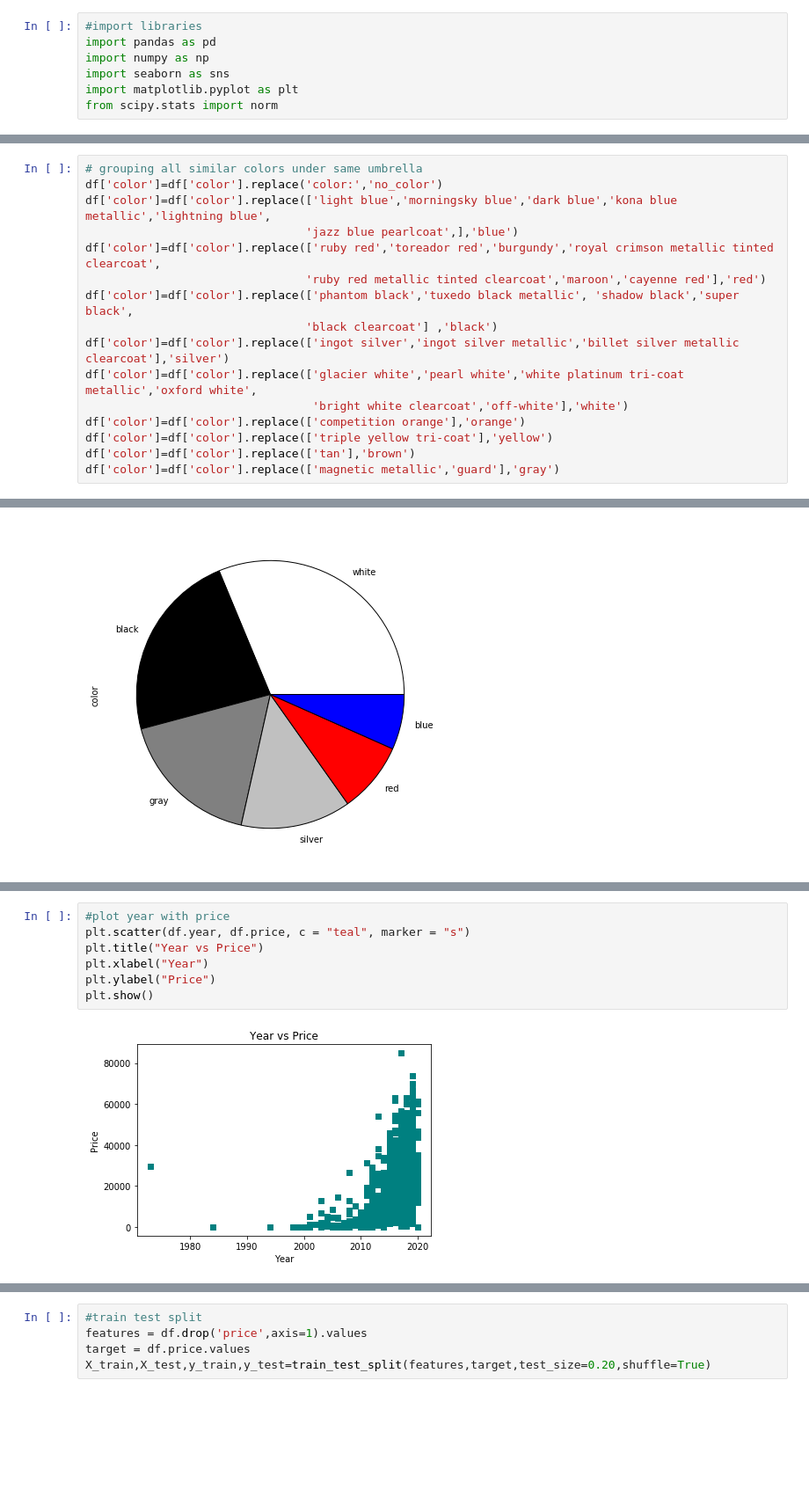
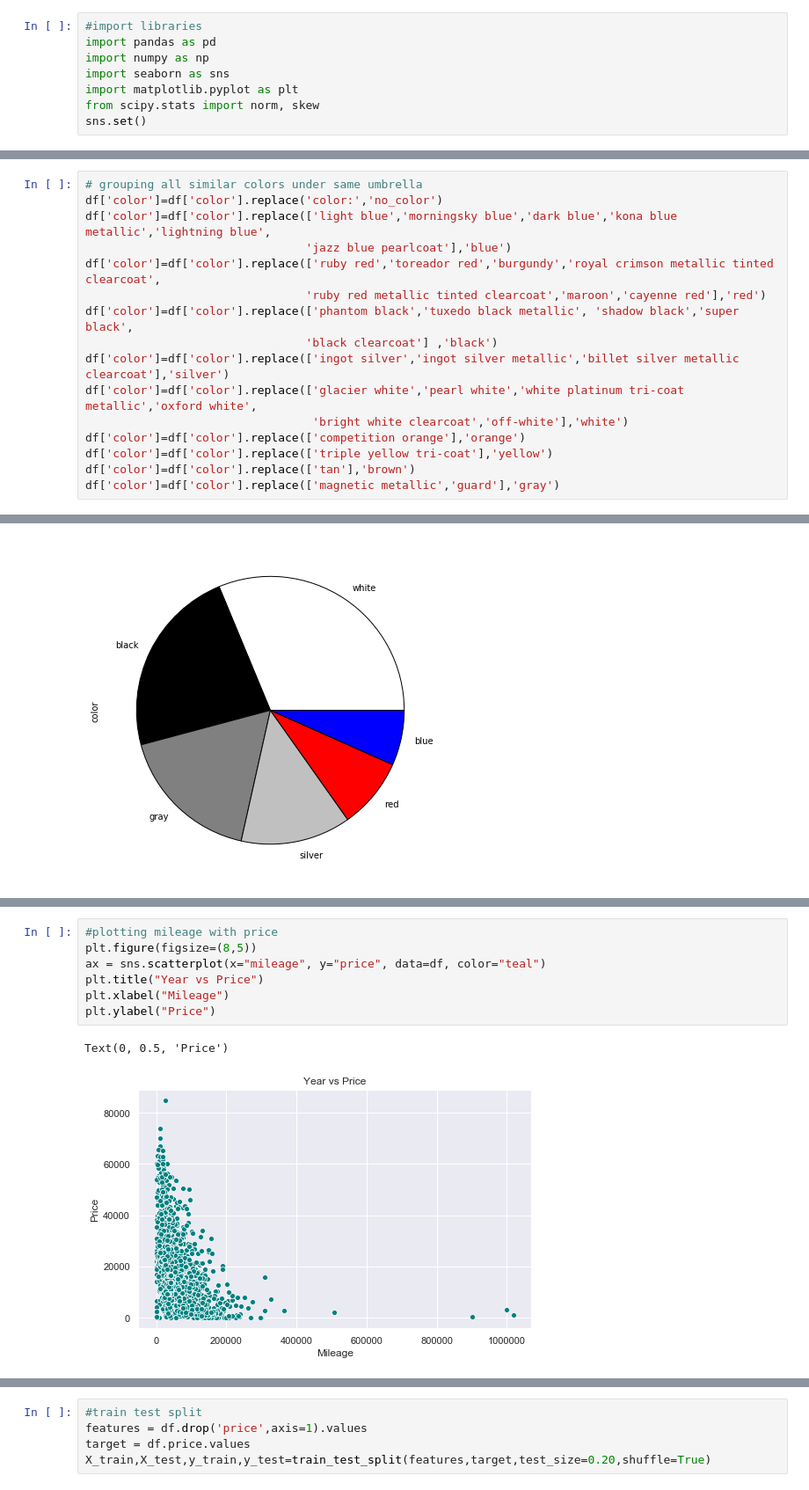
Before and after one commit to akim3245/Car_Price_Prediction, a Jupyter notebook: Cars_Dev.ipynb, the cells around one changed output, grey strips where cells are left out. Shown at 88% size. Cells and saved outputs as stored; diff of their text form; blank space fills up the shorter version.

```diff
--- a/Cars_Dev.ipynb
+++ b/Cars_Dev.ipynb
@@ -4,7 +4,8 @@ import pandas as pd
 import numpy as np
 import seaborn as sns
 import matplotlib.pyplot as plt
-from scipy.stats import norm
+from scipy.stats import norm, skew
+sns.set()
 # %%
 #load dataset
 df = pd.read_csv("USA_cars_datasets.csv")
@@ -251,7 +238,7 @@ Name: color, dtype: int64
 # grouping all similar colors under same umbrella
 df['color']=df['color'].replace('color:','no_color')
 df['color']=df['color'].replace(['light blue','morningsky blue','dark blue','kona blue metallic','lightning blue',
-                                'jazz blue pearlcoat',],'blue')
+                                'jazz blue pearlcoat'],'blue')
 df['color']=df['color'].replace(['ruby red','toreador red','burgundy','royal crimson metallic tinted clearcoat',
                                 'ruby red metallic tinted clearcoat','maroon','cayenne red'],'red')
 df['color']=df['color'].replace(['phantom black','tuxedo black metallic', 'shadow black','super black',
@@ -296,9 +294,10 @@ plt.show();
 # %%
-#plot year with price
-plt.scatter(df.year, df.price, c = "teal", marker = "s")
+#plotting mileage with price
+plt.figure(figsize=(8,5))
+ax = sns.scatterplot(x="mileage", y="price", data=df, color="teal")
 plt.title("Year vs Price")
-plt.xlabel("Year")
+plt.xlabel("Mileage")
 plt.ylabel("Price")
-plt.show()
 # %% [output]
+Text(0, 0.5, 'Price')
-[figure, old version]
+[figure, new version]
```
Also changed, not shown: parts of 44 cells of this notebook.
